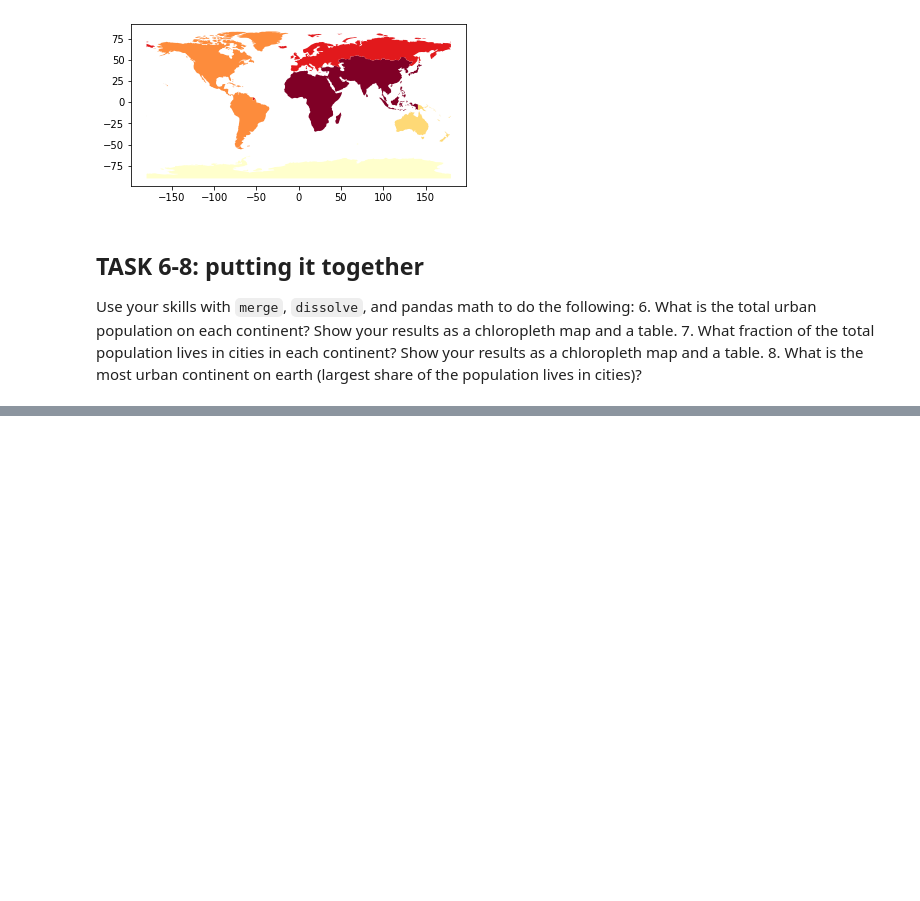
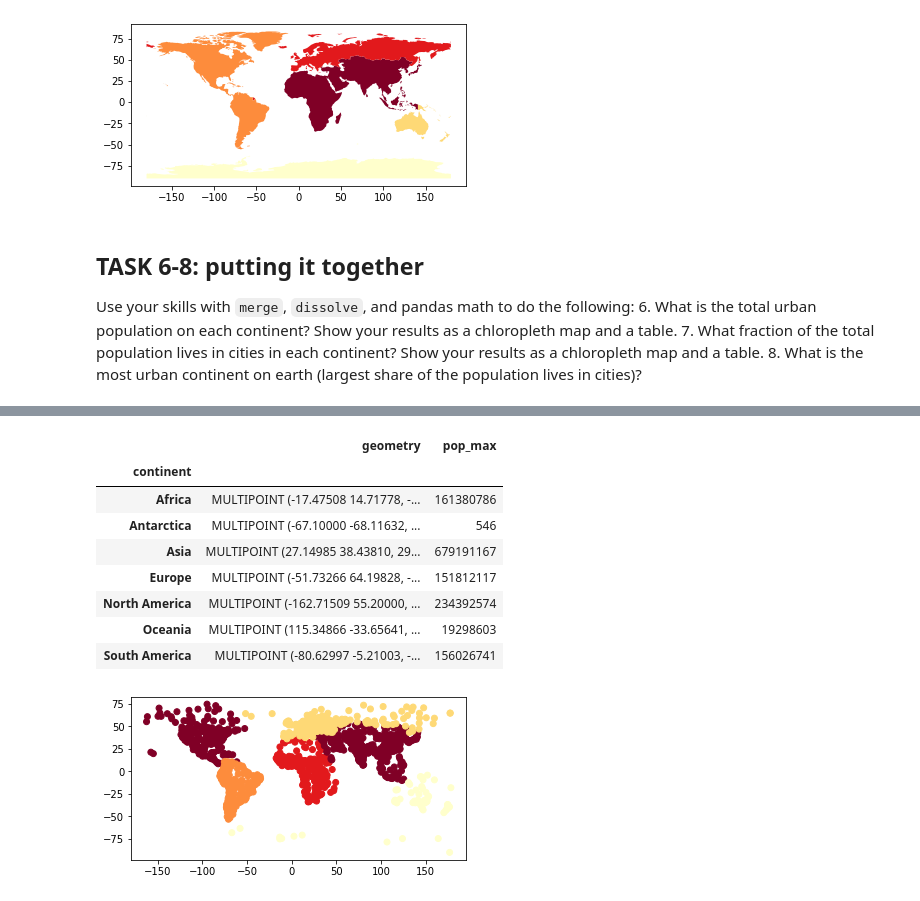
Before and after one commit to ChrisHarvey21/EnvDatSci22, a Jupyter notebook: CodeSprints/VectorData101.ipynb, the cells around one changed output, grey strips where cells are left out. Drawn from its saved outputs; the diff is of its cells as text; code cells hidden in the pictures; blank space fills up the shorter version.

```diff
--- a/CodeSprints/VectorData101.ipynb
+++ b/CodeSprints/VectorData101.ipynb
@@ -760,0 +741,22 @@ Warning: Total number of columns (32) exceeds max_columns (20) limiting to first
+# %%
+ # Task 6 code here:
+data = cities_with_country[['name_left', 'continent', 'geometry', 'pop_max']]
+
+#sum urban population by continet
+data2 = data.dissolve(by='continent', aggfunc='sum')
+
+#Show total urban pop as table and plot
+
+data2.plot(column = 'pop_max', scheme='quantiles', cmap='YlOrRd');
+data2.head(100)
+# %% [output]
+|  | geometry | pop_max |
+| continent |  |  |
+| Africa | MULTIPOINT (-17.47508 14.71778, -... | 161380786 |
+| Antarctica | MULTIPOINT (-67.10000 -68.11632, ... | 546 |
+| Asia | MULTIPOINT (27.14985 38.43810, 29... | 679191167 |
+| Europe | MULTIPOINT (-51.73266 64.19828, -... | 151812117 |
+| North America | MULTIPOINT (-162.71509 55.20000, ... | 234392574 |
+| Oceania | MULTIPOINT (115.34866 -33.65641, ... | 19298603 |
+| South America | MULTIPOINT (-80.62997 -5.21003, -... | 156026741 |
+[figure, added]
```
Also changed, not shown: parts of 6 cells of this notebook.
